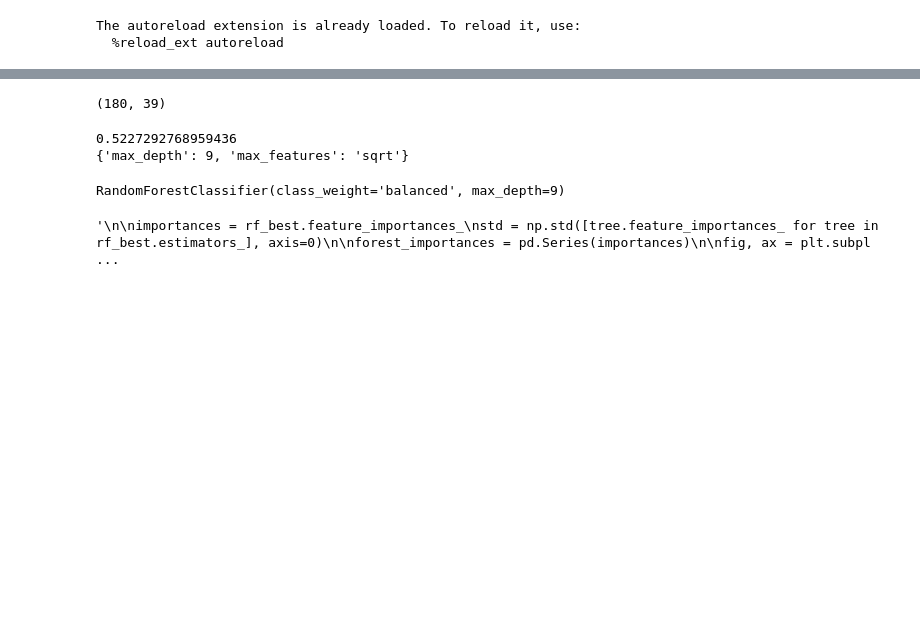
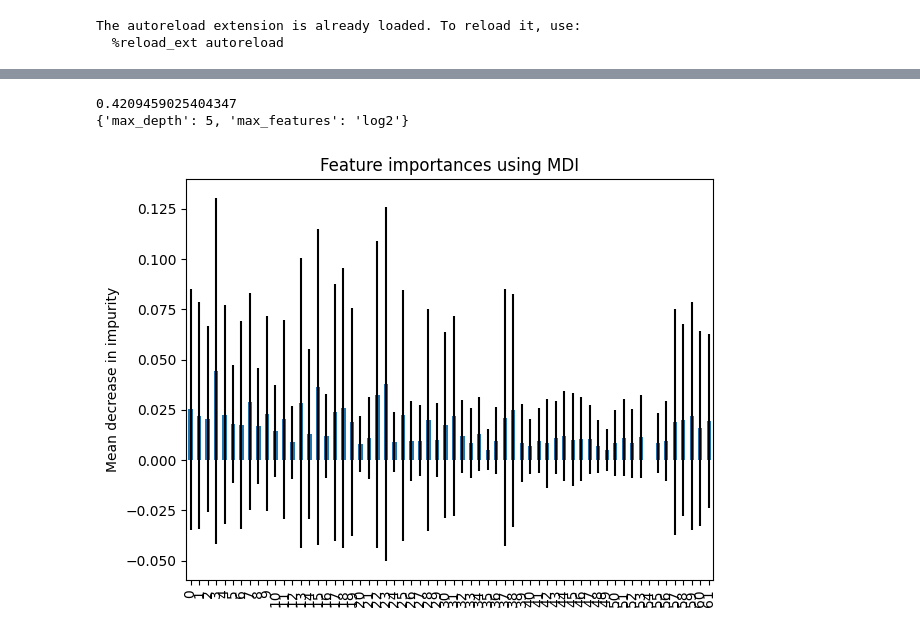
Before and after one commit to luxtu/graphs_in_ophthalmology, a Jupyter notebook: notebooks/ml_baseline.ipynb, the cells around one changed output, grey strips where cells are left out. Drawn from its saved outputs; the diff is of its cells as text; code cells hidden in the pictures; blank space fills up the shorter version.

```diff
--- a/notebooks/ml_baseline.ipynb
+++ b/notebooks/ml_baseline.ipynb
@@ -85,10 +84,6 @@ y_train = np.array([val[1] for val in train_comb_feature_dict.values()])
 
 x_test = np.array([val[0] for val in test_comb_feature_dict.values()])
 y_test = np.array([val[1] for val in test_comb_feature_dict.values()])
-# %%
-x_test.shape
-# %% [output]
-(180, 39)
 # %%
 from sklearn.metrics import accuracy_score, balanced_accuracy_score
 import matplotlib.pyplot as plt
@@ -97,7 +92,7 @@ from sklearn.ensemble import RandomForestClassifier
 from sklearn.model_selection import ParameterGrid, GridSearchCV
 
 
-param_grid_rf = {'max_depth': [8, 9, 10, 12, 15], 'max_features': ["sqrt", "log2"]}
+param_grid_rf = {'max_depth': [5, 6, 8, 9, 10], 'max_features': ["sqrt", "log2"]}
 
 
 rf = RandomForestClassifier(class_weight='balanced')
@@ -108,26 +103,25 @@ print(clf_rf.best_score_)
 print(clf_rf.best_params_)
 
 rf_best = clf_rf.best_estimator_
-rf_best.fit(x_train, y_train)
+_=rf_best.fit(x_train, y_train)
 # %% [output]
-0.5227292768959436
-{'max_depth': 9, 'max_features': 'sqrt'}
+0.4209459025404347
+{'max_depth': 5, 'max_features': 'log2'}
-RandomForestClassifier(class_weight='balanced', max_depth=9)
 # %%
-"""
-
 importances = rf_best.feature_importances_
 std = np.std([tree.feature_importances_ for tree in rf_best.estimators_], axis=0)
 
 forest_importances = pd.Series(importances)
 
 fig, ax = plt.subplots()
 forest_importances.plot.bar(yerr=std, ax=ax)
 ax.set_title("Feature importances using MDI")
 ax.set_ylabel("Mean decrease in impurity")
-fig.tight_layout()"""
+fig.tight_layout()
+
+# last features are the segmentation features
 # %% [output]
-'\n\nimportances = rf_best.feature_importances_\nstd = np.std([tree.feature_importances_ for tree in rf_best.estimators_], axis=0)\n\nforest_importances = pd.Series(importances)\n\nfig, ax = plt.subpl ...
+[figure, added]
 # %%
 y_p = rf_best.predict(x_test)
 print(accuracy_score(y_test, y_p))
```
Also changed, not shown: parts of 15 cells of this notebook, 2 other files.
